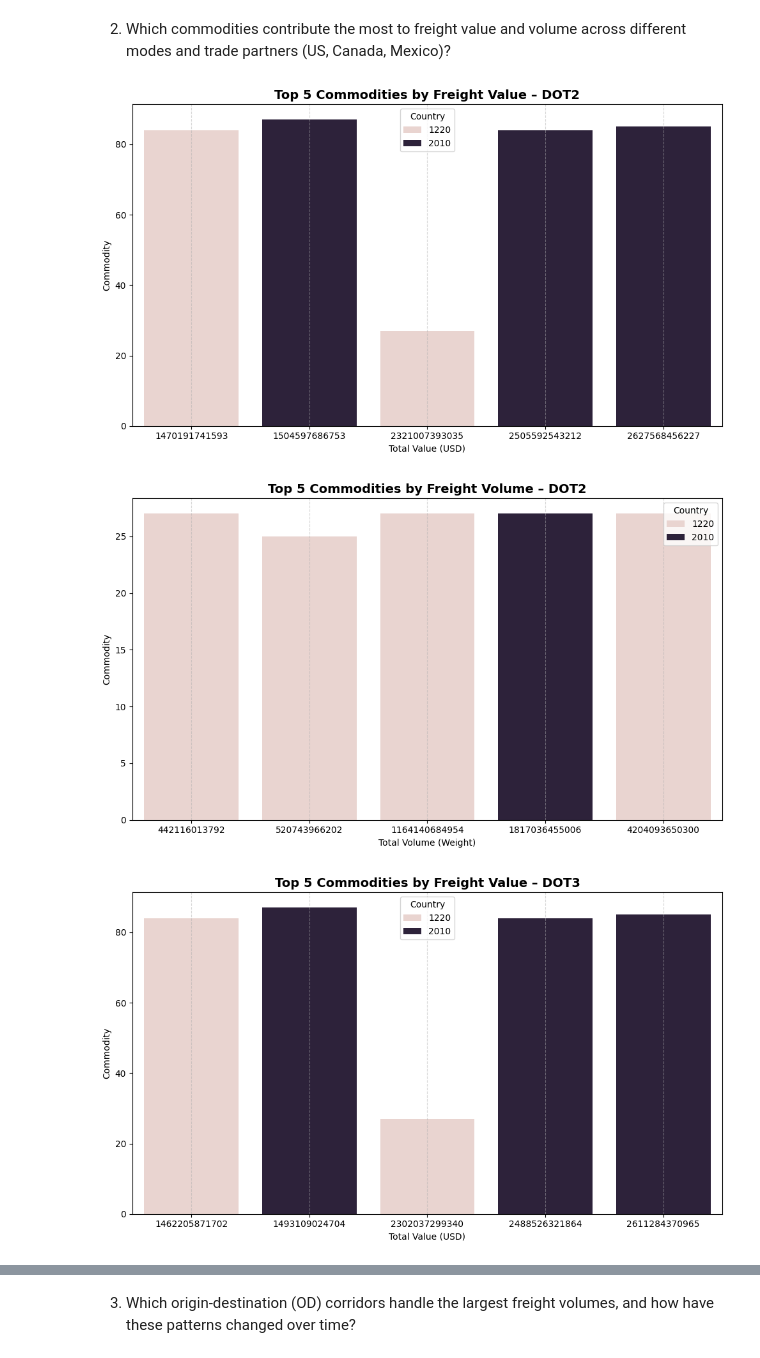
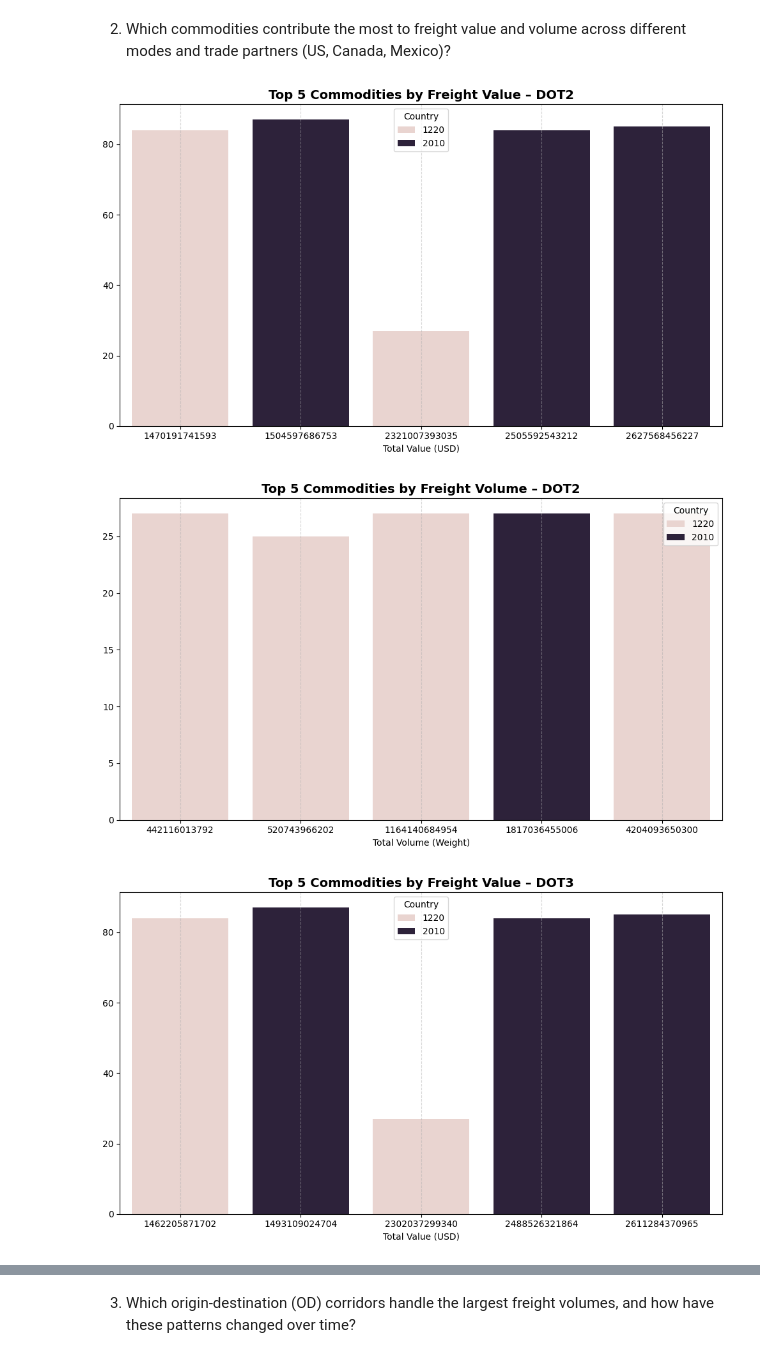
Before and after one commit to MillicentAgyir/transborder-freight-analysis, a Jupyter notebook: Answering Business Questions.ipynb, the cells around one changed output, grey strips where cells are left out. Cells and saved outputs as stored; diff of their text form; code cells hidden in the pictures.

```diff
--- a/Answering Business Questions.ipynb
+++ b/Answering Business Questions.ipynb
@@ -239,6 +316,17 @@ top_od_corridors_by_year('deduped_dot2.csv', 'DOT2')
 import pandas as pd
 import matplotlib.pyplot as plt
 import seaborn as sns
+
+def format_large_number(num):
+    """Format large numbers like 3M, 40B."""
+    if num >= 1e9:
+        return f'{num / 1e9:.0f}B'
+    elif num >= 1e6:
+        return f'{num / 1e6:.0f}M'
+    elif num >= 1e3:
+        return f'{num / 1e3:.0f}K'
+    else:
+        return str(int(num))
 
 def analyze_and_plot_top_commodities(file, title, chunk_size=100_000):
     usecols = ['COMMODITY2', 'DISAGMOT', 'COUNTRY', 'VALUE', 'SHIPWT']
@@ -255,44 +343,49 @@ def analyze_and_plot_top_commodities(file, title, chunk_size=100_000):
         Total_Volume=('SHIPWT', 'sum')
     ).reset_index()
 
-    # Top 10 by Value
+    # Top 5 by Value
     top_val = (
         summary.nlargest(5, 'Total_Value')
         .sort_values('Total_Value', ascending=True)
     )
 
-    # Top 10 by Volume
+    # Top 5 by Volume
     top_vol = (
         summary.nlargest(5, 'Total_Volume')
         .sort_values('Total_Volume', ascending=True)
     )
 
     # Plot Top by Value
     plt.figure(figsize=(10, 6))
-    sns.barplot(data=top_val, x='Total_Value', y='COMMODITY2', hue='COUNTRY')
+    ax1 = sns.barplot(data=top_val, x='Total_Value', y='COMMODITY2', hue='COUNTRY')
     plt.title(f'Top 5 Commodities by Freight Value – {title}', fontsize=14, fontweight='bold')
     plt.xlabel('Total Value (USD)')
-    plt.ylabel('Commodity')
+    plt.ylabel('')
+    plt.grid(axis='x', linestyle='--', alpha=0.5)
     plt.legend(title='Country')
+
+
+
     plt.tight_layout()
-    plt.grid(axis='x', linestyle='--', alpha=0.5)
     plt.show()
 
     # Plot Top by Volume
     plt.figure(figsize=(10, 6))
-    sns.barplot(data=top_vol, x='Total_Volume', y='COMMODITY2', hue='COUNTRY')
+    ax2 = sns.barplot(data=top_vol, x='Total_Volume', y='COMMODITY2', hue='COUNTRY')
     plt.title(f'Top 5 Commodities by Freight Volume – {title}', fontsize=14, fontweight='bold')
     plt.xlabel('Total Volume (Weight)')
-    plt.ylabel('Commodity')
+    plt.ylabel('')
+    plt.grid(axis='x', linestyle='--', alpha=0.5)
     plt.legend(title='Country')
+
+
     plt.tight_layout()
-    plt.grid(axis='x', linestyle='--', alpha=0.5)
     plt.show()
 
 # Run for each file
 analyze_and_plot_top_commodities('deduped_dot2.csv', 'DOT2')
 analyze_and_plot_top_commodities('deduped_dot3.csv', 'DOT3')
 # %% [output]
-[figure, old version]
+[figure, new version]
-[figure, old version]
+[figure, new version]
-[figure, old version]
+[figure, new version]
```
Also changed, not shown: parts of 7 cells of this notebook.
